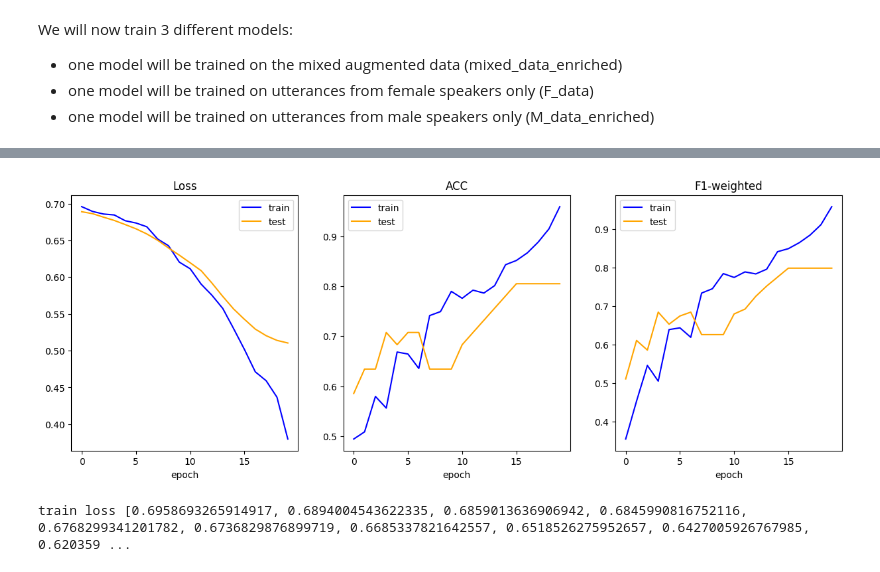
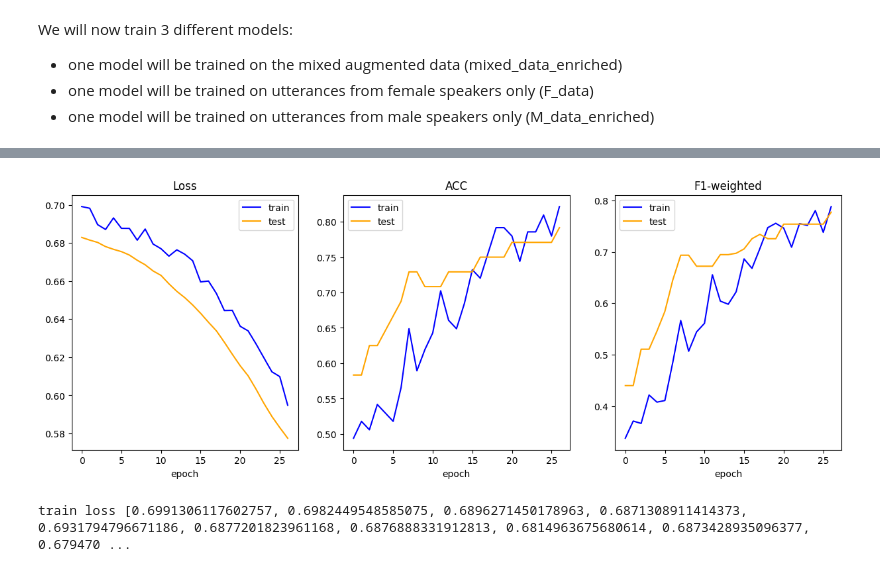
Before and after one commit to sinarollin/Inclusiveness-in-Sarcasm-Detection, a Jupyter notebook: text-model-training.ipynb, the cells around one changed output, grey strips where cells are left out. Cells and saved outputs as stored; diff of their text form; code cells hidden in the pictures.

```diff
--- a/text-model-training.ipynb
+++ b/text-model-training.ipynb
@@ -87,11 +87,11 @@ torch.manual_seed(42)
 device = torch.device("cpu")
 
 # Set hyperparameters
-learning_rate = 0.0001
-num_epochs = 20
-batch_size = 64
-weight_decay = 0.05
-dropout_prob = 0
+learning_rate = 0.00001
+num_epochs = 29
+batch_size = 32
+weight_decay = 0.1
+dropout_prob = 0.2
 
 # Split dataset into training and testing
 dataset = SarcasmDataset(mixed_data_enriched)
@@ -167,9 +167,9 @@ torch.manual_seed(42)
 device = torch.device("cpu")
 
 # Set hyperparameters
-learning_rate = 0.0001
-num_epochs = 20
-batch_size = 64
+learning_rate = 0.00001
+num_epochs = 27
+batch_size = 8
 weight_decay = 0.05
 dropout_prob = 0
 
@@ -238,5 +238,5 @@ eval Loss: 0.5104,  ACC: 0.8049, F1-weighted: 0.7990
-[figure, old version]
+[figure, new version]
-train loss [0.6958693265914917, 0.6894004543622335, 0.6859013636906942, 0.6845990816752116, 0.6768299341201782, 0.6736829876899719, 0.6685337821642557, 0.6518526275952657, 0.6427005926767985, 0.620359 ...
+train loss [0.6991306117602757, 0.6982449548585075, 0.6896271450178963, 0.6871308911414373, 0.6931794796671186, 0.6877201823961168, 0.6876888331912813, 0.6814963675680614, 0.6873428935096377, 0.679470 ...
 # %%
 # MALE MODEL ENRICHED
 
```
Also changed, not shown: parts of 3 cells of this notebook, 6 other files.
